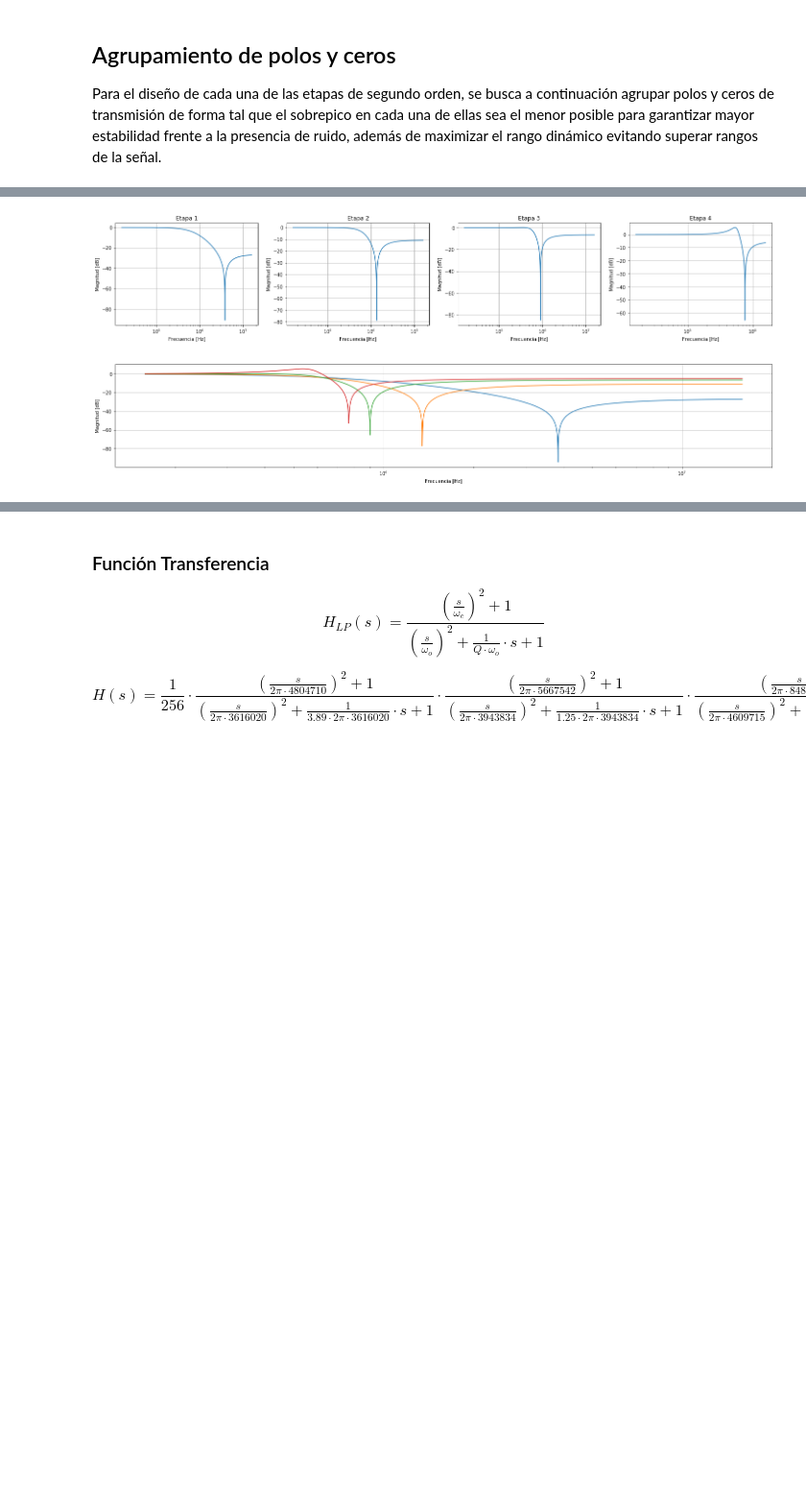
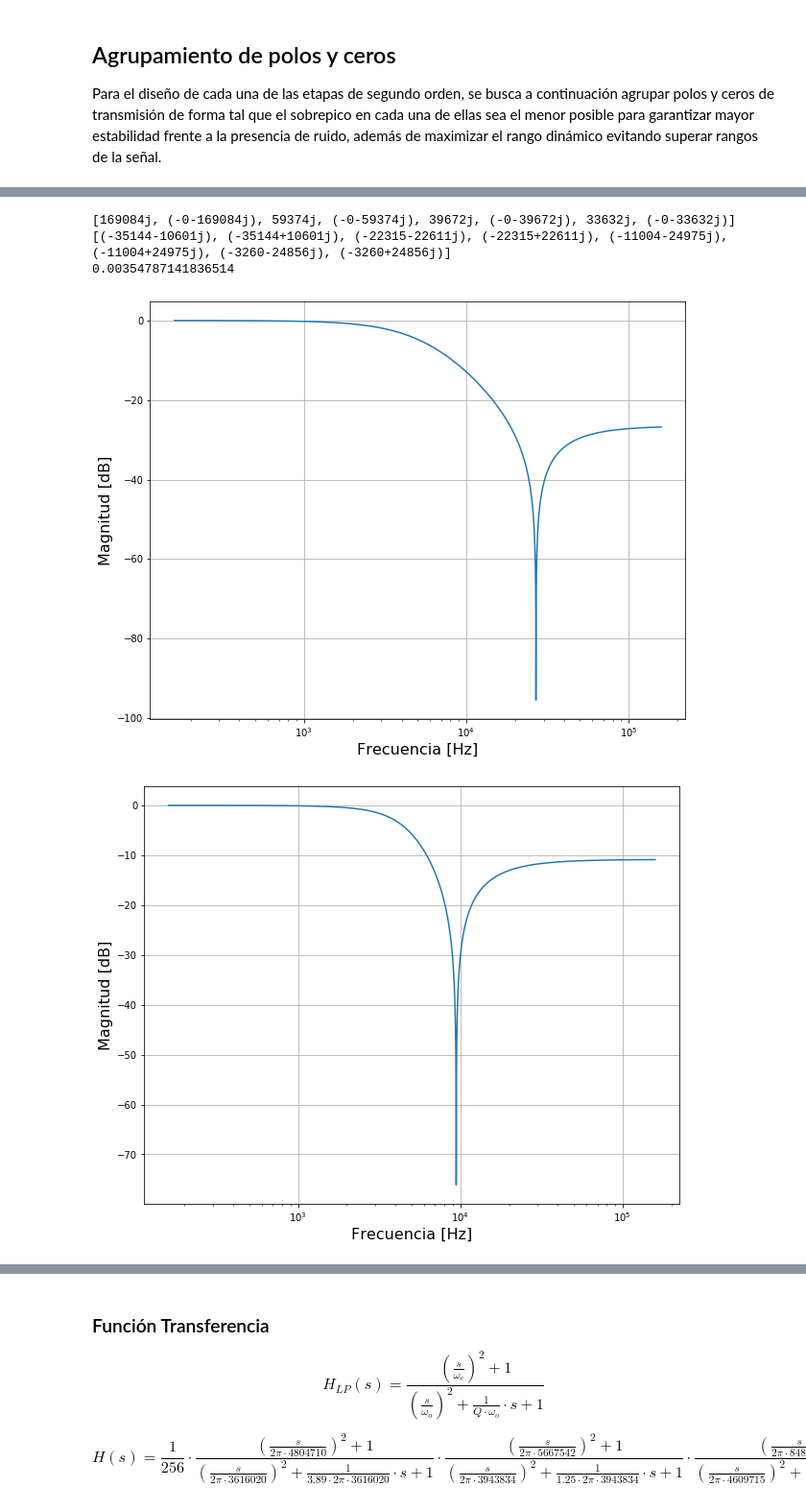
Before and after one commit to Kammann123/jupyter-notebooks, a Jupyter notebook: ASSD/Trabajo Práctico N° 1/Diseño y prueba de FAA.ipynb, the cells around one changed output, grey strips where cells are left out. Shown at 96% size. Saved outputs shown, nothing was run; the diff lists cells and outputs as text; code cells hidden in the pictures; blank space fills up the shorter version.

```diff
--- a/ASSD/Trabajo Práctico N° 1/Diseño y prueba de FAA.ipynb
+++ b/ASSD/Trabajo Práctico N° 1/Diseño y prueba de FAA.ipynb
@@ -35,7 +35,7 @@ Se calculan los polos y ceros a partir de los parámetros alfa y beta utilizando
 from numpy import arcsinh, pi, sin, cos, sinh, cosh, conj
 from matplotlib import pyplot
 
-pyplot.rcParams["figure.figsize"] = (16,6)
+pyplot.rcParams["figure.figsize"] = (12, 10)
 
 # Calculo los parámetros alfa y beta que permiten
 # construir los polos y ceros de la aproximación
@@ -52,16 +52,18 @@ zeros = 2 * pi * fa * 1j / cos([(2*k - 1) * pi / (2 * n) for k in range(1, n + 1
 
 # Grafico el diagrama de polos y ceros normalizado
 def plot_zp(poles, zeros):
-    fig, (ax1, ax2) = pyplot.subplots(1, 2)
+    fig, (ax1) = pyplot.subplots(1, 1)
+    ax2 = ax1.twinx()
 
-    for pole in poles:
-        ax1.plot(pole.real, pole.imag, 'x', markersize=10)
+    for pole, zero in zip(poles, zeros):
+        ax1.plot(pole.real, pole.imag, 'rx', markersize=12)
+        ax2.plot(zero.real, zero.imag, 'bo', markersize=5)
 
-    for zero in zeros:
-        ax2.plot(zero.real, zero.imag, 'o', markersize=10)
-
+    ax1.set_xlabel("Eje real [Np]", fontsize=14)
+    ax1.set_ylabel("Eje imaginario polos [rad/s]", fontsize=16)
+    ax2.set_ylabel("Eje imaginario ceros [rad/s]", fontsize=16)
     ax1.grid()
-    ax2.grid()
+    pyplot.savefig("filtro_polos_ceros")
     pyplot.show()
 
 plot_zp(poles, zeros)
@@ -167,42 +169,59 @@ display(HTML(pd.DataFrame(stages).to_html()))
 # %%
 %matplotlib inline
 
 from scipy import signal
 from matplotlib import pyplot
 from numpy import arange
 
-pyplot.rcParams["figure.figsize"] = (25,4)
+pyplot.rcParams["figure.figsize"] = (10,8)
 
 # Calculando la corrección de la ganancia de banda pasante
 def unity_gain(zeros, poles):
     gain = 1
     for zero, pole in zip(zeros, poles):
         gain = gain * (-zero) / (-pole)
     return 1 / gain
 
+poles = [
+    -35144-10601j,
+    -35144+10601j,
+    -22315-22611j,
+    -22315+22611j,
+    -11004-24975j,
+    -11004+24975j,
+    -3260-24856j,
+    -3260+24856j
+]
+
+zeros = [
+    169084j,
+    -169084j,
+    59374j,
+    -59374j,
+    39672j,
+    -39672j,
+    33632j,
+    -33632j
+]
+
+gain = unity_gain(zeros, poles)
+
 # Calculando y graficando la respuesta en frecuencia de cada sistema
 for stage in stages:
     stage["h"] = signal.lti(stage["zeros"], stage["poles"], unity_gain(stage["zeros"], stage["poles"]))
 
-fig, axes = pyplot.subplots(1, len(stages))
-for i, axe in enumerate(axes):
-    w, mag, phase = stages[i]["h"].bode(n=10000)
-    axe.semilogx(w / (2 * pi), mag)
-    axe.set_title("Etapa " + str(i+1))
-    axe.set_xlabel("Frecuencia [Hz]", fontsize=10)
-    axe.set_ylabel("Magnitud [dB]", fontsize=10)
-    axe.grid()
-
+for i, stage in enumerate(stages):
+    w, mag, phase = stage["h"].bode(n=10000)
+    pyplot.figure()
+    pyplot.semilogx(w / (2 * pi), mag)
+    pyplot.xlabel("Frecuencia [Hz]", fontsize=16)
+    pyplot.ylabel("Magnitud [dB]", fontsize=16)
+    pyplot.grid()
+    pyplot.savefig(f'etapa_{i+1}')
 pyplot.show()
-
-# Graficando otro para poder analizar superposición de picos
-for stage in stages:
-    w, mag, phase = stage["h"].bode(arange(10e5, 100e6, 10e3))
-    pyplot.semilogx(w / (2 * pi), mag)
-pyplot.xlabel("Frecuencia [Hz]", fontsize=10)
-pyplot.ylabel("Magnitud [dB]", fontsize=10)
-pyplot.grid()
-pyplot.show()
 # %% [output]
+[169084j, (-0-169084j), 59374j, (-0-59374j), 39672j, (-0-39672j), 33632j, (-0-33632j)]
+[(-35144-10601j), (-35144+10601j), (-22315-22611j), (-22315+22611j), (-11004-24975j), (-11004+24975j), (-3260-24856j), (-3260+24856j)]
+0.00354787141836514
-[figure, old version]
+[figure, new version]
-[figure, old version]
+[figure, new version]
```
Also changed, not shown: parts of 9 cells of this notebook, 40 other files.
